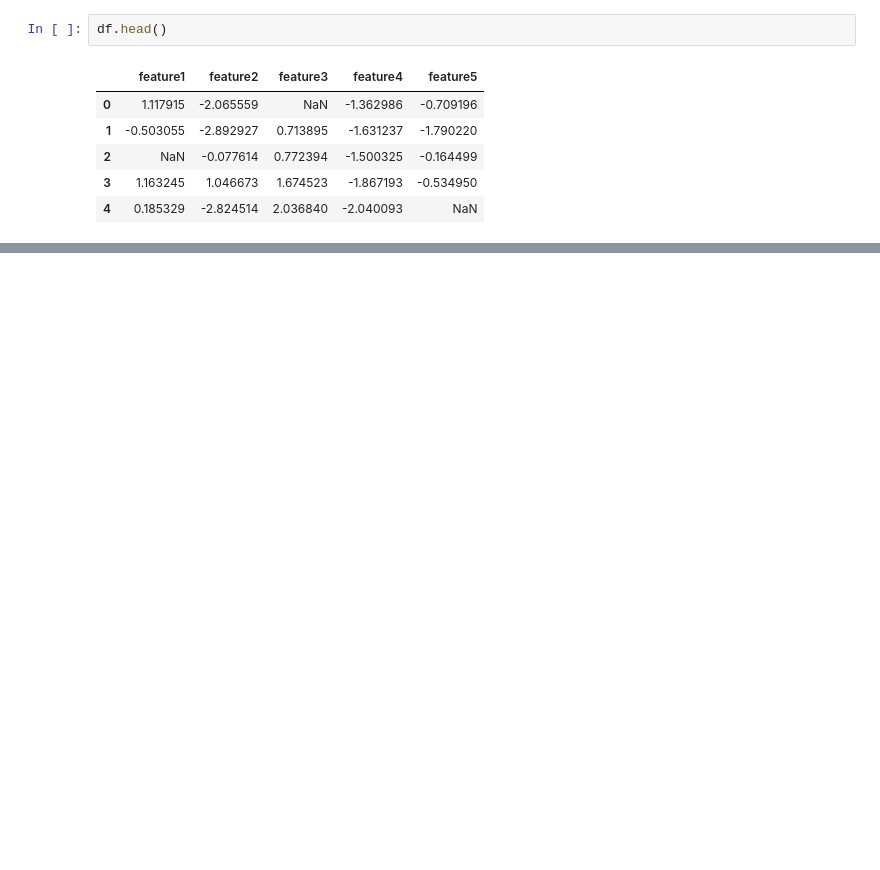
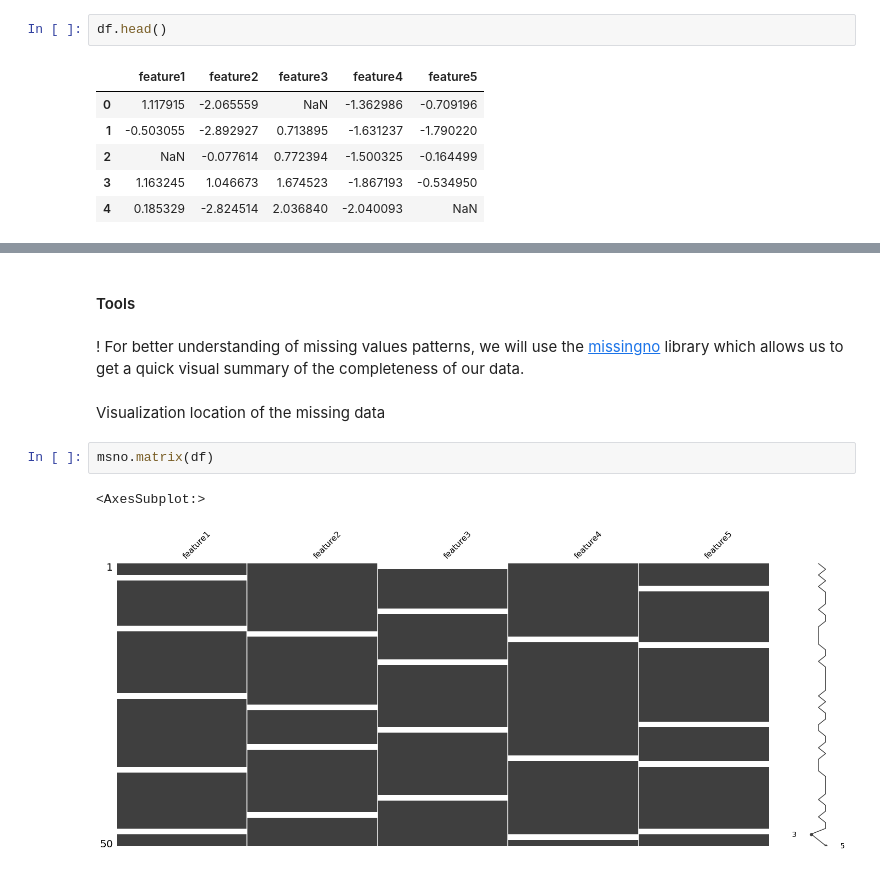
Before and after one commit to HSEDataAnalysis/LAB1_EDA, a Jupyter notebook: main.ipynb, the cells around one changed output, grey strips where cells are left out. Drawn from its saved outputs; the diff is of its cells as text; blank space fills up the shorter version.

Commit message:
As/missing value analysis (#1)
* some visualization added

* updates

Co-authored-by: Alexander Slavutin <alexander.slavutin@xperience.ai>

```diff
--- a/main.ipynb
+++ b/main.ipynb
@@ -14,0 +54,11 @@ df.head()
+# %% [markdown]
+#### Tools
+# %% [markdown]
+! For better understanding of missing values patterns, we will use the [missingno](https://github.com/ResidentMario/missingno) library which allows us to get a quick visual summary of the completeness of our data.
+# %% [markdown]
+Visualization location of the missing data
+# %%
+msno.matrix(df)
+# %% [output]
+<AxesSubplot:>
+[figure, added]
```
Also changed, not shown: parts of 13 cells of this notebook, 2 other files.
